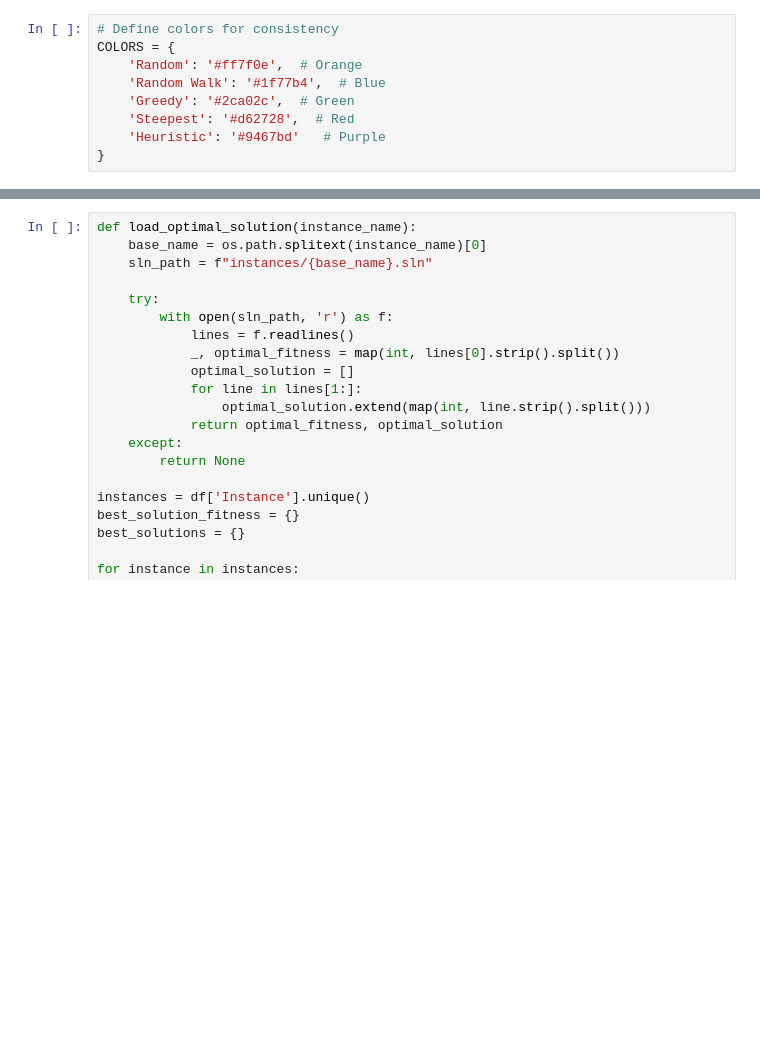
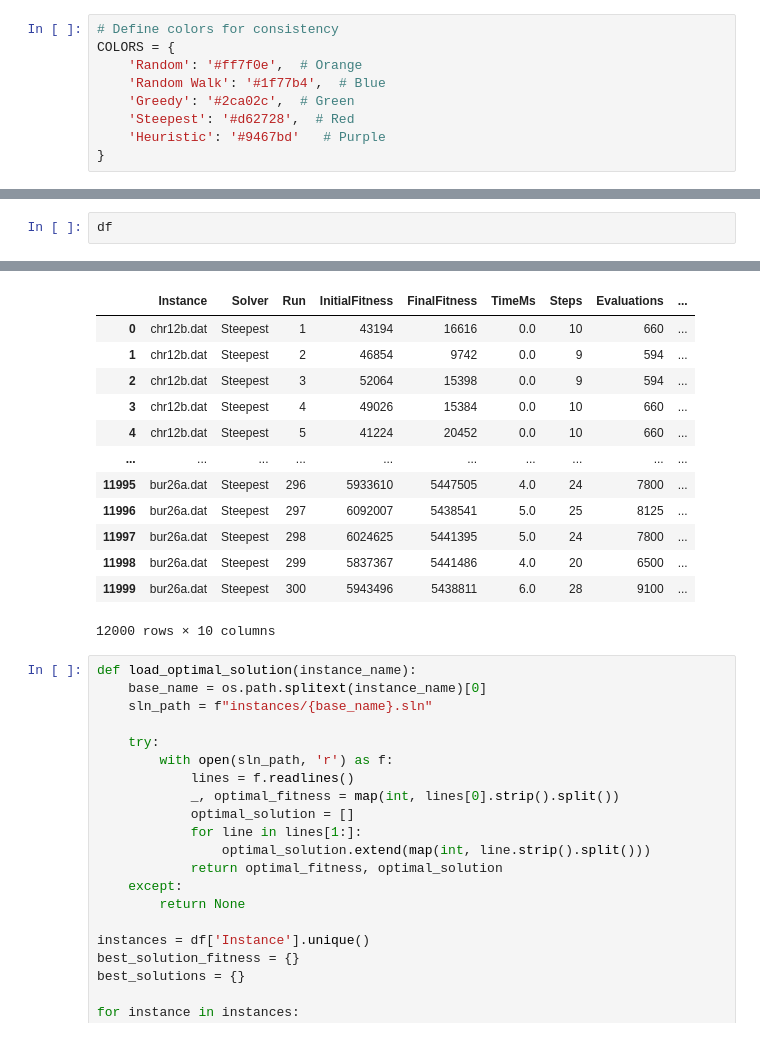
Before and after one commit to SamuelJanas/qap_solver, a Jupyter notebook: plots.ipynb, the cells around one changed output, grey strips where cells are left out. Saved outputs shown, nothing was run; the diff lists cells and outputs as text; blank space fills up the shorter version.

```diff
--- a/plots.ipynb
+++ b/plots.ipynb
@@ -31,3 +33,6 @@ df.head()
 | 2 | chr12b.dat | Steepest | 3 | 52064 | 15398 | 0.0 | 9 | 594 | ... |
 | 3 | chr12b.dat | Steepest | 4 | 49026 | 15384 | 0.0 | 10 | 660 | ... |
 | 4 | chr12b.dat | Steepest | 5 | 41224 | 20452 | 0.0 | 10 | 660 | ... |
+# %%
+df
+# %% [output]
@@ -34,3 +40,16 @@ df.head()
+|  | Instance | Solver | Run | InitialFitness | FinalFitness | TimeMs | Steps | Evaluations | ... |
+| 0 | chr12b.dat | Steepest | 1 | 43194 | 16616 | 0.0 | 10 | 660 | ... |
+| 1 | chr12b.dat | Steepest | 2 | 46854 | 9742 | 0.0 | 9 | 594 | ... |
+| 2 | chr12b.dat | Steepest | 3 | 52064 | 15398 | 0.0 | 9 | 594 | ... |
+| 3 | chr12b.dat | Steepest | 4 | 49026 | 15384 | 0.0 | 10 | 660 | ... |
+| 4 | chr12b.dat | Steepest | 5 | 41224 | 20452 | 0.0 | 10 | 660 | ... |
+| ... | ... | ... | ... | ... | ... | ... | ... | ... | ... |
+| 11995 | bur26a.dat | Steepest | 296 | 5933610 | 5447505 | 4.0 | 24 | 7800 | ... |
+| 11996 | bur26a.dat | Steepest | 297 | 6092007 | 5438541 | 5.0 | 25 | 8125 | ... |
+| 11997 | bur26a.dat | Steepest | 298 | 6024625 | 5441395 | 5.0 | 24 | 7800 | ... |
+| 11998 | bur26a.dat | Steepest | 299 | 5837367 | 5441486 | 4.0 | 20 | 6500 | ... |
+| 11999 | bur26a.dat | Steepest | 300 | 5943496 | 5438811 | 6.0 | 28 | 9100 | ... |
+12000 rows × 10 columns
 # %%
 def load_optimal_solution(instance_name):
     base_name = os.path.splitext(instance_name)[0]
```
Also changed, not shown: parts of 17 cells of this notebook, 1 other file.
